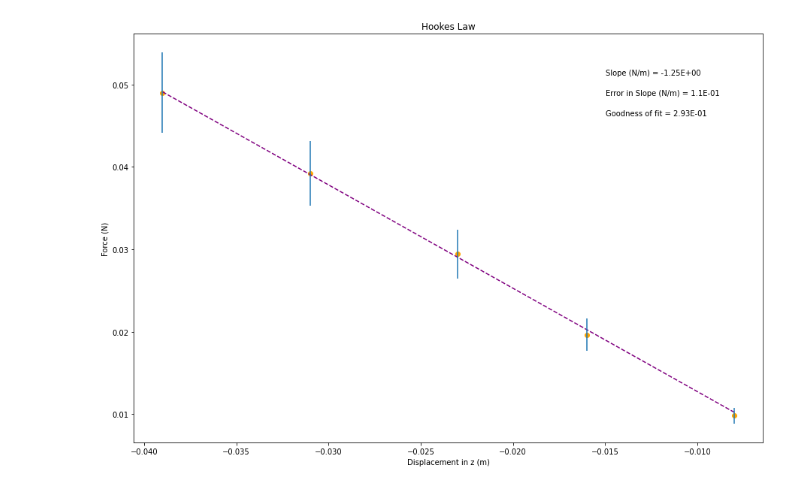
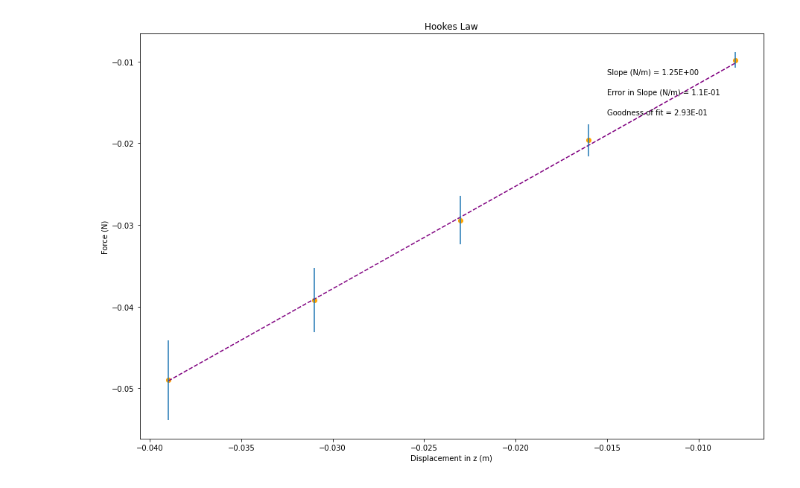
Before and after one commit to hkollbaum/ArchimedesLab, a Jupyter notebook: MagneticFieldPart1.ipynb, the cells around one changed output. Cells and saved outputs as stored; diff of their text form; code cells hidden in the pictures.

```diff
--- a/MagneticFieldPart1.ipynb
+++ b/MagneticFieldPart1.ipynb
@@ -16,7 +16,7 @@ import matplotlib.pyplot as plt
 #CHANGE THE VARIABLE NAMES and numbers to match your data
 
 changez = np.array([-.008, -.016, -.023, -.031,-.039]) #what are units?
-force = np.array([.0098, .0196, .0294, .0392, .049]) #what are units?
+force = np.array([-.0098, -.0196, -.0294, -.0392, -.049]) #what are units?
 
 
 #-----------------------------------------------------------------------#
@@ -88,31 +88,31 @@ elif annotation_placement==3 or annotation_placement==4:
     ypos=[.2,.15,.1]
 
 #-----------------------------------------------------------------------#
 #Don't need to change anything in this section!
 
 #Plot data on graph. Plot error bars and place values for slope,
 #error in slope and goodness of fit on the plot using "annotate"
 
 plt.figure(figsize=(15,10))
 
 plt.plot(x, fit, color='purple', linestyle='--')
 plt.scatter(x, y, color='orange', marker='o')
 
 plt.xlabel(x_label)
 plt.ylabel(y_label)
 plt.title(plot_title)
 
 plt.errorbar(x, y, yerr=dy, xerr=None, fmt="none") #don't need to plot x error bars
 
 plt.annotate('Slope ({}) = {value:.{digits}E}'.format(slope_units,value=m, digits=2),
              (xpos, ypos[0]), xycoords='axes fraction')
 
 plt.annotate('Error in Slope ({}) = {value:.{digits}E}'.format(slope_units,value=dm, digits=1),
              (xpos, ypos[1]), xycoords='axes fraction')
 
 plt.annotate('Goodness of fit = {value:.{digits}E}'.format(value=N, digits=2),
              (xpos, ypos[2]), xycoords='axes fraction')
 
 plt.show()
 # %% [output]
-[figure, old version]
+[figure, new version]
```
